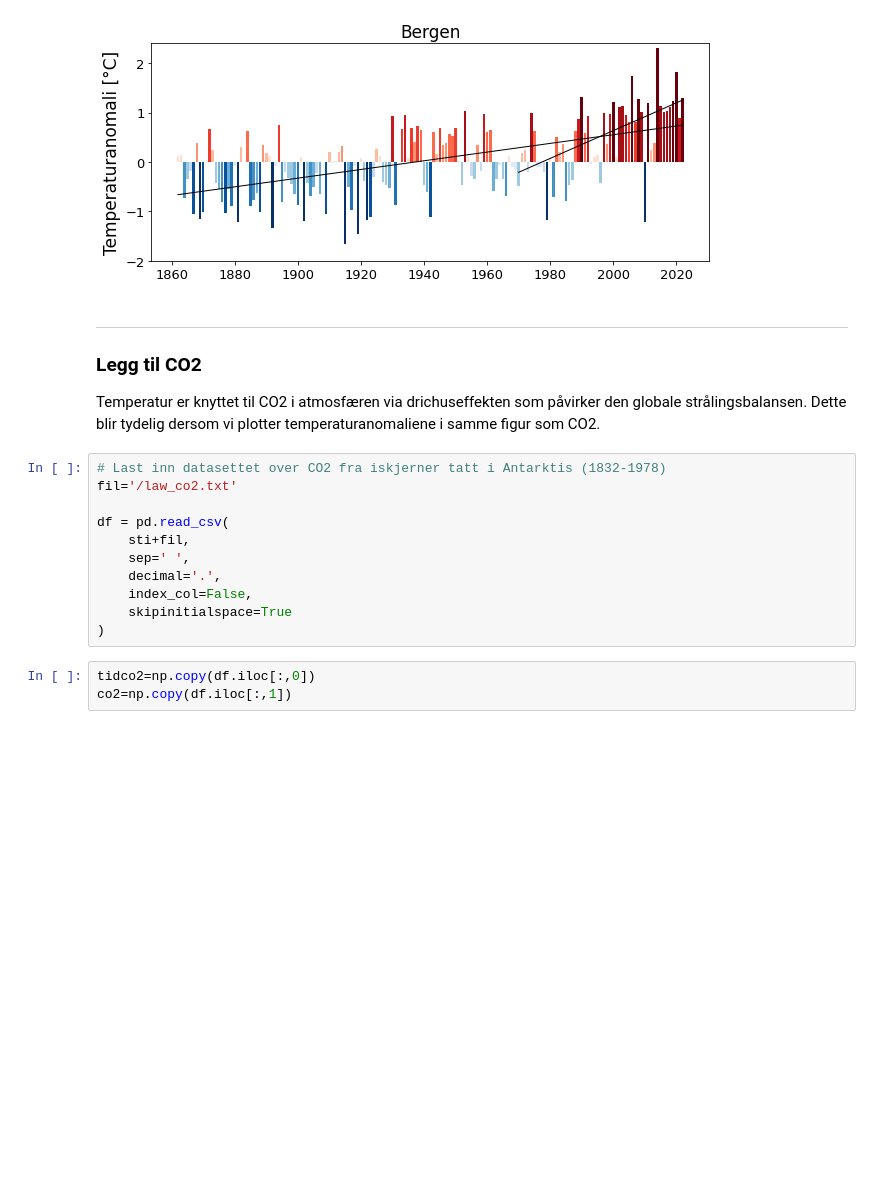
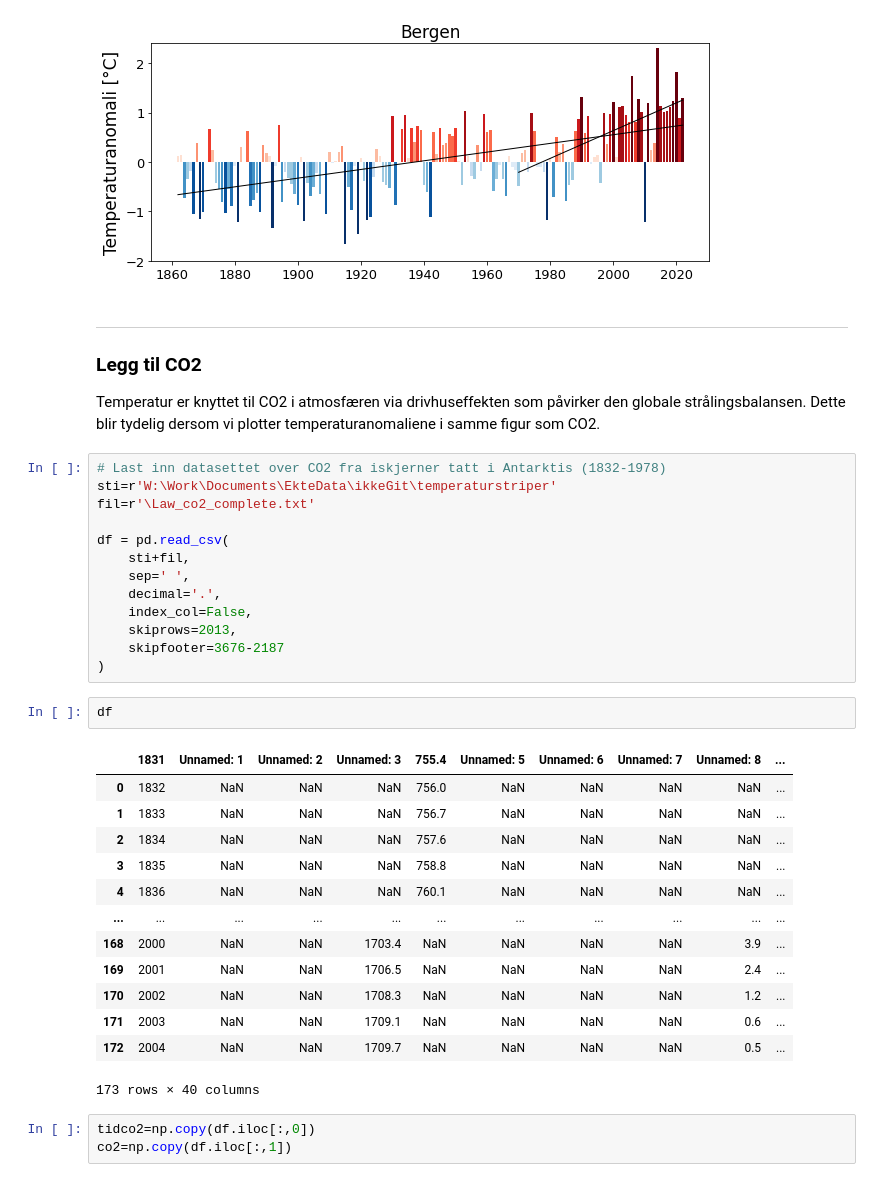
Before and after one commit to irendundas/EkteData, a Jupyter notebook: Temperaturstriper_og_CO2_shortversion.ipynb, the cells around one changed output. Saved outputs shown, nothing was run; the diff lists cells and outputs as text; blank space fills up the shorter version.

Commit message:
start loading CO2 data

```diff
--- a/Temperaturstriper_og_CO2_shortversion.ipynb
+++ b/Temperaturstriper_og_CO2_shortversion.ipynb
@@ -390,18 +390,36 @@ Text(0.5, 1.0, 'Bergen')
 ________________________
 ### Legg til CO2
 
-Temperatur er knyttet til CO2 i atmosfæren via drichuseffekten som påvirker den globale strålingsbalansen. Dette blir tydelig dersom vi plotter temperaturanomaliene i samme figur som CO2.
+Temperatur er knyttet til CO2 i atmosfæren via drivhuseffekten som påvirker den globale strålingsbalansen. Dette blir tydelig dersom vi plotter temperaturanomaliene i samme figur som CO2.
 # %%
 # Last inn datasettet over CO2 fra iskjerner tatt i Antarktis (1832-1978)
-fil='/law_co2.txt'
+sti=r'W:\Work\Documents\EkteData\ikkeGit\temperaturstriper'
+fil=r'\Law_co2_complete.txt'
 
 df = pd.read_csv(
     sti+fil,
     sep=' ',
     decimal='.',
     index_col=False,
-    skipinitialspace=True
+    skiprows=2013,
+    skipfooter=3676-2187
 )
+# %%
+df
+# %% [output]
+|  | 1831 | Unnamed: 1 | Unnamed: 2 | Unnamed: 3 | 755.4 | Unnamed: 5 | Unnamed: 6 | Unnamed: 7 | Unnamed: 8 | ... |
+| 0 | 1832 | NaN | NaN | NaN | 756.0 | NaN | NaN | NaN | NaN | ... |
+| 1 | 1833 | NaN | NaN | NaN | 756.7 | NaN | NaN | NaN | NaN | ... |
+| 2 | 1834 | NaN | NaN | NaN | 757.6 | NaN | NaN | NaN | NaN | ... |
+| 3 | 1835 | NaN | NaN | NaN | 758.8 | NaN | NaN | NaN | NaN | ... |
+| 4 | 1836 | NaN | NaN | NaN | 760.1 | NaN | NaN | NaN | NaN | ... |
+| ... | ... | ... | ... | ... | ... | ... | ... | ... | ... | ... |
+| 168 | 2000 | NaN | NaN | 1703.4 | NaN | NaN | NaN | NaN | 3.9 | ... |
+| 169 | 2001 | NaN | NaN | 1706.5 | NaN | NaN | NaN | NaN | 2.4 | ... |
+| 170 | 2002 | NaN | NaN | 1708.3 | NaN | NaN | NaN | NaN | 1.2 | ... |
+| 171 | 2003 | NaN | NaN | 1709.1 | NaN | NaN | NaN | NaN | 0.6 | ... |
+| 172 | 2004 | NaN | NaN | 1709.7 | NaN | NaN | NaN | NaN | 0.5 | ... |
+173 rows × 40 columns
 # %%
 tidco2=np.copy(df.iloc[:,0])
 co2=np.copy(df.iloc[:,1])
```
Also changed, not shown: parts of 1 cell of this notebook.
